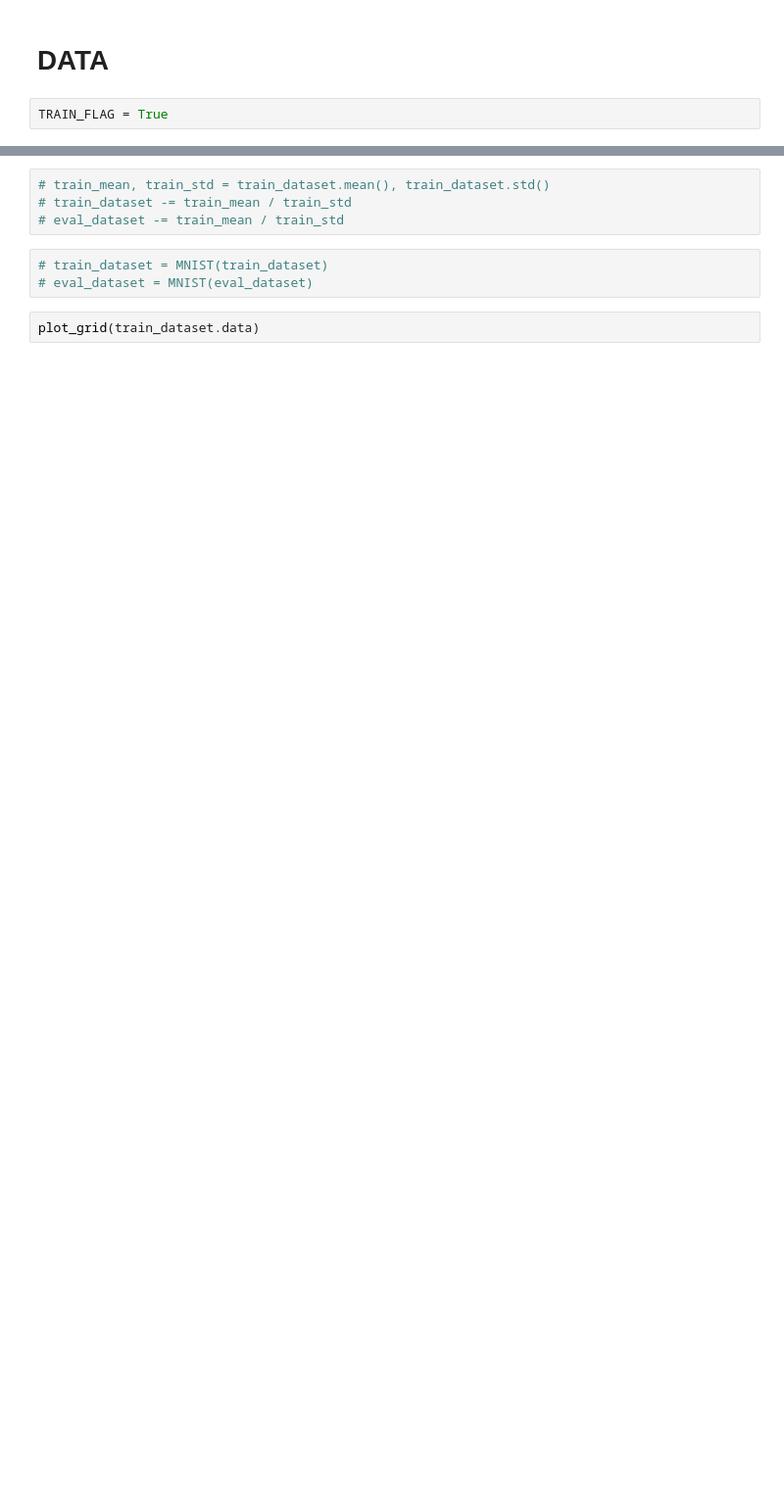
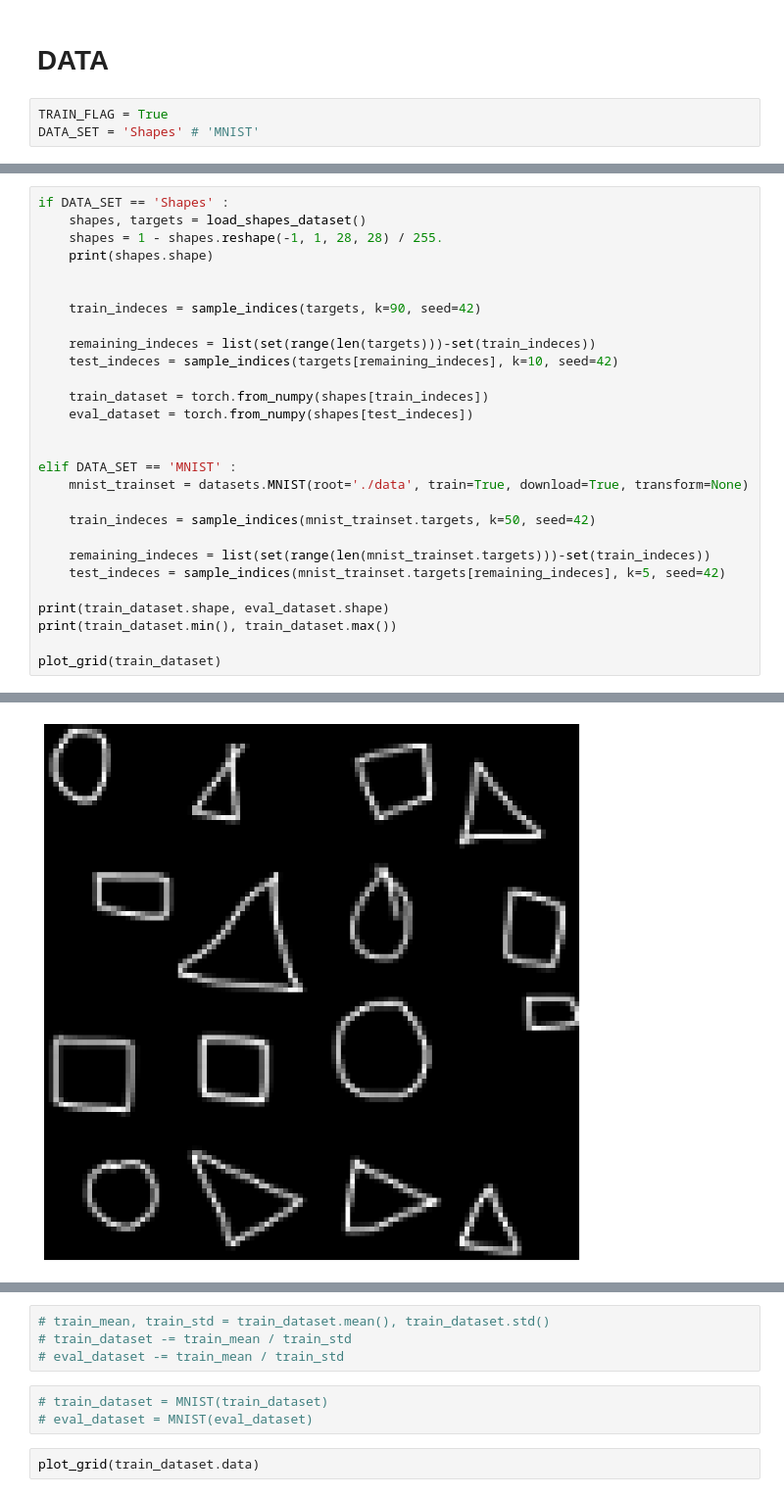
Before and after one commit to dmandache/ModelDegeneration, a Jupyter notebook: test_pythae.ipynb, the cells around one changed output, grey strips where cells are left out. Shown at 98% size. Cells and saved outputs as stored; diff of their text form; blank space fills up the shorter version.

```diff
--- a/test_pythae.ipynb
+++ b/test_pythae.ipynb
@@ -2,6 +2,7 @@
 # DATA
 # %%
 TRAIN_FLAG = True
+DATA_SET = 'Shapes' # 'MNIST'
 # %%
 import matplotlib.pyplot as plt
 
@@ -33,0 +65,29 @@ class MNIST(Dataset):
+# %%
+if DATA_SET == 'Shapes' :
+    shapes, targets = load_shapes_dataset()
+    shapes = 1 - shapes.reshape(-1, 1, 28, 28) / 255.
+    print(shapes.shape)
+
+
+    train_indeces = sample_indices(targets, k=90, seed=42)
+
+    remaining_indeces = list(set(range(len(targets)))-set(train_indeces))
+    test_indeces = sample_indices(targets[remaining_indeces], k=10, seed=42)
+
+    train_dataset = torch.from_numpy(shapes[train_indeces])
+    eval_dataset = torch.from_numpy(shapes[test_indeces])
+
+
+elif DATA_SET == 'MNIST' :
+    mnist_trainset = datasets.MNIST(root='./data', train=True, download=True, transform=None)
+
+    train_indeces = sample_indices(mnist_trainset.targets, k=50, seed=42)
+
+    remaining_indeces = list(set(range(len(mnist_trainset.targets)))-set(train_indeces))
+    test_indeces = sample_indices(mnist_trainset.targets[remaining_indeces], k=5, seed=42)
+
+print(train_dataset.shape, eval_dataset.shape)
+print(train_dataset.min(), train_dataset.max())
+
+plot_grid(train_dataset)
+# %% [output]
@@ -34,3 +99,4 @@ class MNIST(Dataset):
+[figure, added]
 # %%
 import torch
 from torch.utils.data import Dataset, ConcatDataset
```
Also changed, not shown: parts of 23 cells of this notebook, 3 other files.
